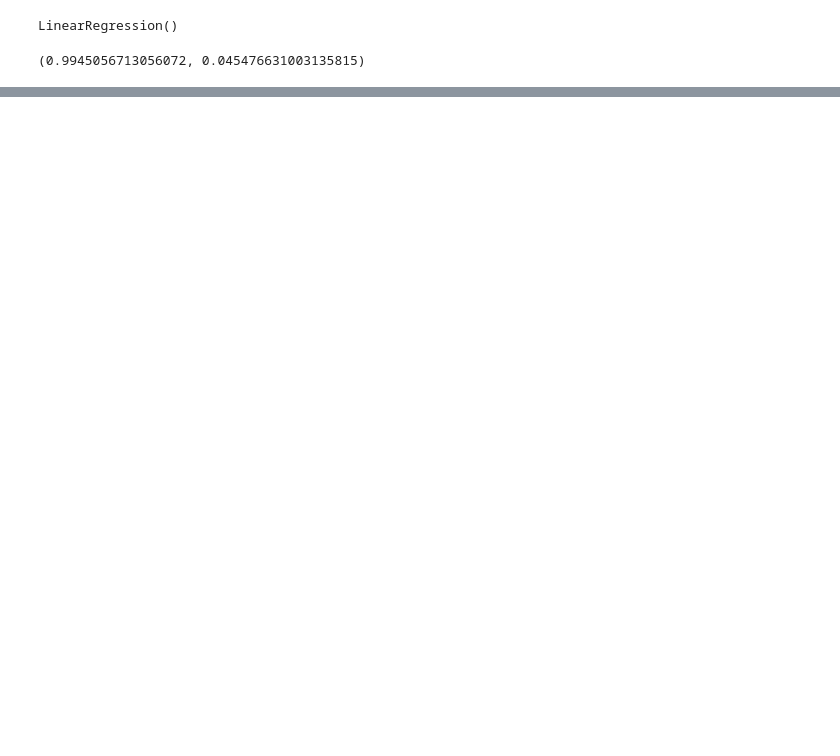
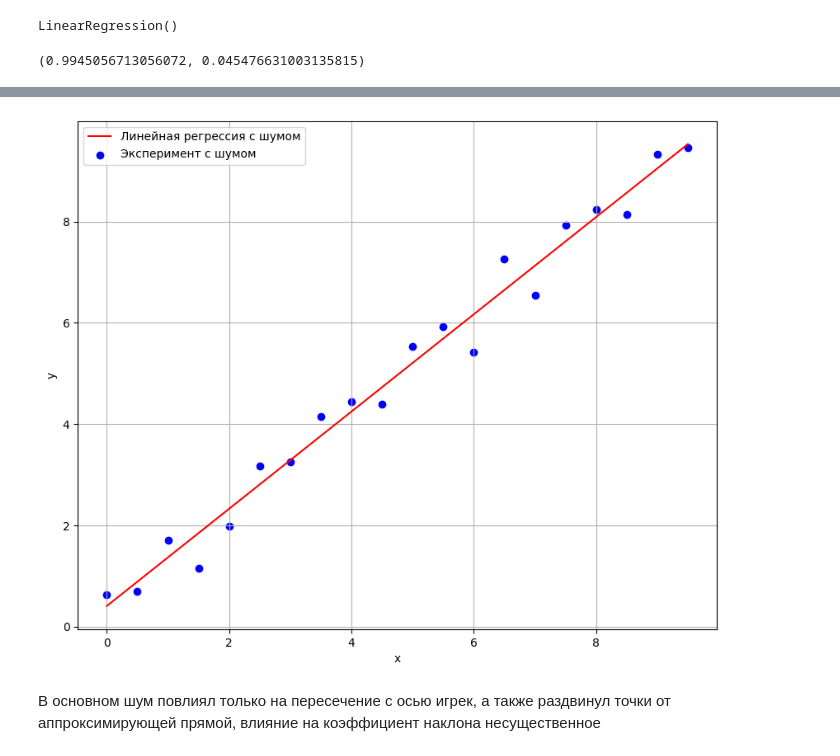
Before and after one commit to OhNoMyRook/Calculus, a Jupyter notebook: hw-4(code).ipynb, the cells around one changed output, grey strips where cells are left out. Drawn from its saved outputs; the diff is of its cells as text; code cells hidden in the pictures; blank space fills up the shorter version.

```diff
--- a/hw-4(code).ipynb
+++ b/hw-4(code).ipynb
@@ -59,7 +61,8 @@ model.fit(x, y)
 # %% [output]
 LinearRegression()
 # %%
-model.coef_[0][0], model.intercept_[0]
+k, b =(model.coef_[0][0], model.intercept_[0])
+k, b
 # %% [output]
 (0.9945056713056072, 0.045476631003135815)
 # %%
@@ -80,0 +96,14 @@ TypeError: 'bool' object is not callable
+# %%
+y_pred_s = model.predict(xs.reshape(-1,1))
+plt.figure(figsize=(10,8))
+plt.plot(xs.reshape(-1,1), y_pred_s, color='red', label="Линейная регрессия с шумом")
+plt.scatter(xs.reshape(-1,1), ys.reshape(-1,1), color='blue', label="Эксперимент с шумом")
+plt.xlabel('x')
+plt.ylabel('y')
+plt.grid(b=True, which='both')
+plt.legend()
+plt.show()
+# %% [output]
+[figure, added]
+# %% [markdown]
+В основном шум повлиял только на пересечение с осью игрек, а также раздвинул точки от аппроксимирующей прямой, влияние на коэффициент наклона несущественное
```
Also changed, not shown: parts of 6 cells of this notebook.
